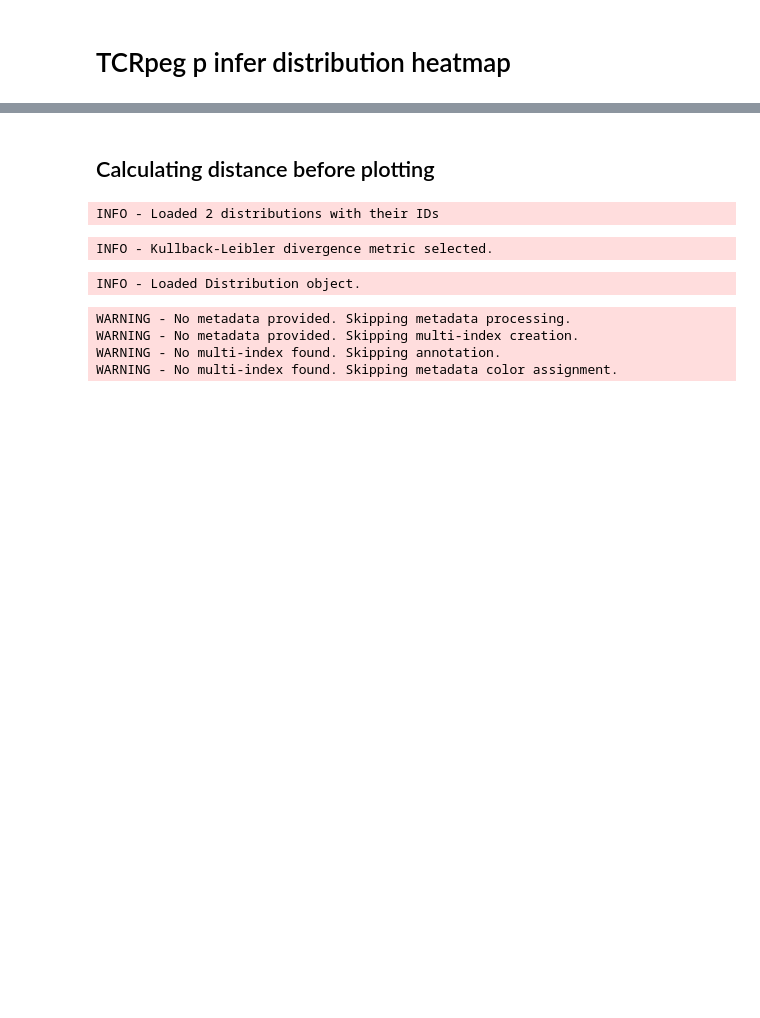
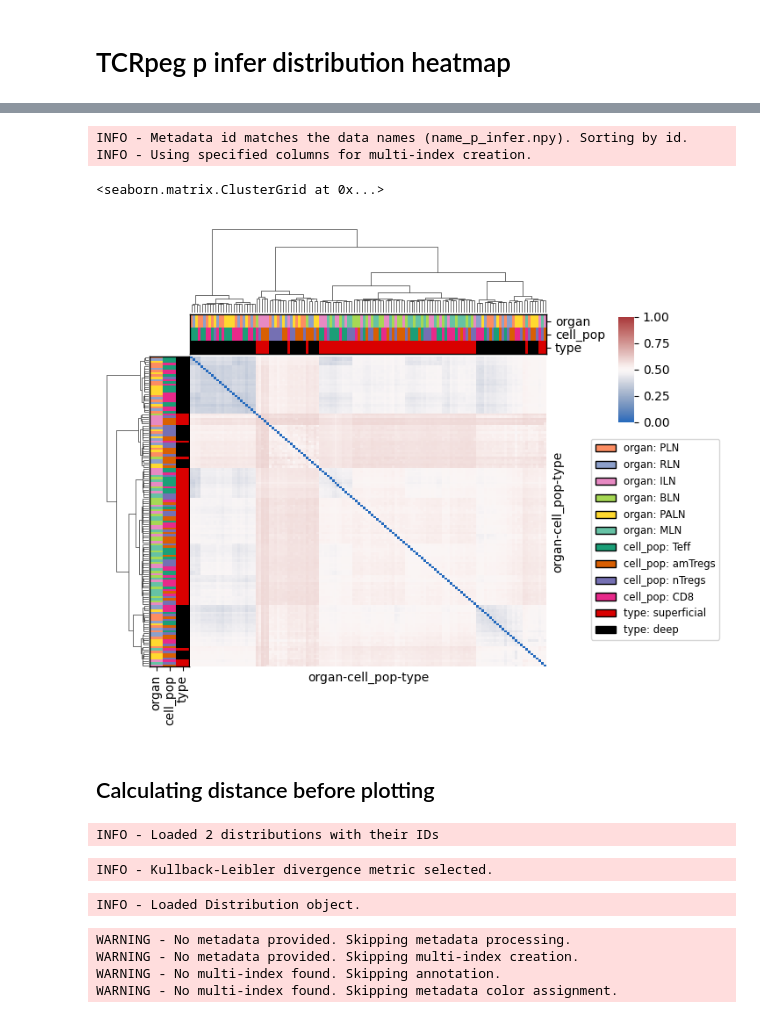
Before and after one commit to i3-unit/TCRpeg_i3, a Jupyter notebook: tutorial_heatmap_pinfer.ipynb, the cells around one changed output, grey strips where cells are left out. Drawn from its saved outputs; the diff is of its cells as text; code cells hidden in the pictures; blank space fills up the shorter version.

```diff
--- a/tutorial_heatmap_pinfer.ipynb
+++ b/tutorial_heatmap_pinfer.ipynb
@@ -29,3 +34 @@ INFO - Loaded 2 distributions with their IDs
 INFO - Jensen-Shannon divergence metric selected.
-# %%
-plot_heatmap_metadata.run()
@@ -35,3 +54,27 @@ INFO - Metadata id matches the data names (name_p_infer.npy). Sorting by id.
+# %%
+custom_palette= {
+    'cell_pop': {'Teff': (0.10588235294117647, 0.6196078431372549, 0.4666666666666667),
+  'amTregs': (0.8509803921568627, 0.37254901960784315, 0.00784313725490196),
+  'nTregs': (0.4588235294117647, 0.4392156862745098, 0.7019607843137254),
+  'CD8': (0.9058823529411765, 0.1607843137254902, 0.5411764705882353)},
+    'organ':{ 'PLN': (0.9882352941176471, 0.5529411764705883, 0.3843137254901961),
+  'RLN': (0.5529411764705883, 0.6274509803921569, 0.796078431372549),
+  'ILN': (0.9058823529411765, 0.5411764705882353, 0.7647058823529411),
+  'BLN': (0.6509803921568628, 0.8470588235294118, 0.32941176470588235),
+  'PALN': (1.0, 0.8509803921568627, 0.1843137254901961),
+  'MLN': (0.4, 0.7607843137254902, 0.6470588235294118)},
+   'type': {'superficial': (0.8509803921568627,
+   0,
+   0),
+  'deep': (0, 0, 0)
+    }}
+# %%
+plot_heatmap_metadata.run(normalize=True, columns=['organ', 'cell_pop', 'type'], palette_mapping=custom_palette)
+# %% [output]
+INFO - Metadata id matches the data names (name_p_infer.npy). Sorting by id.
+INFO - Using specified columns for multi-index creation.
+<seaborn.matrix.ClusterGrid at 0x...>
+[figure, added]
 # %% [markdown]
 ## Calculating distance before plotting
 # %%
```
Also changed, not shown: parts of 6 cells of this notebook, 2 other files.
